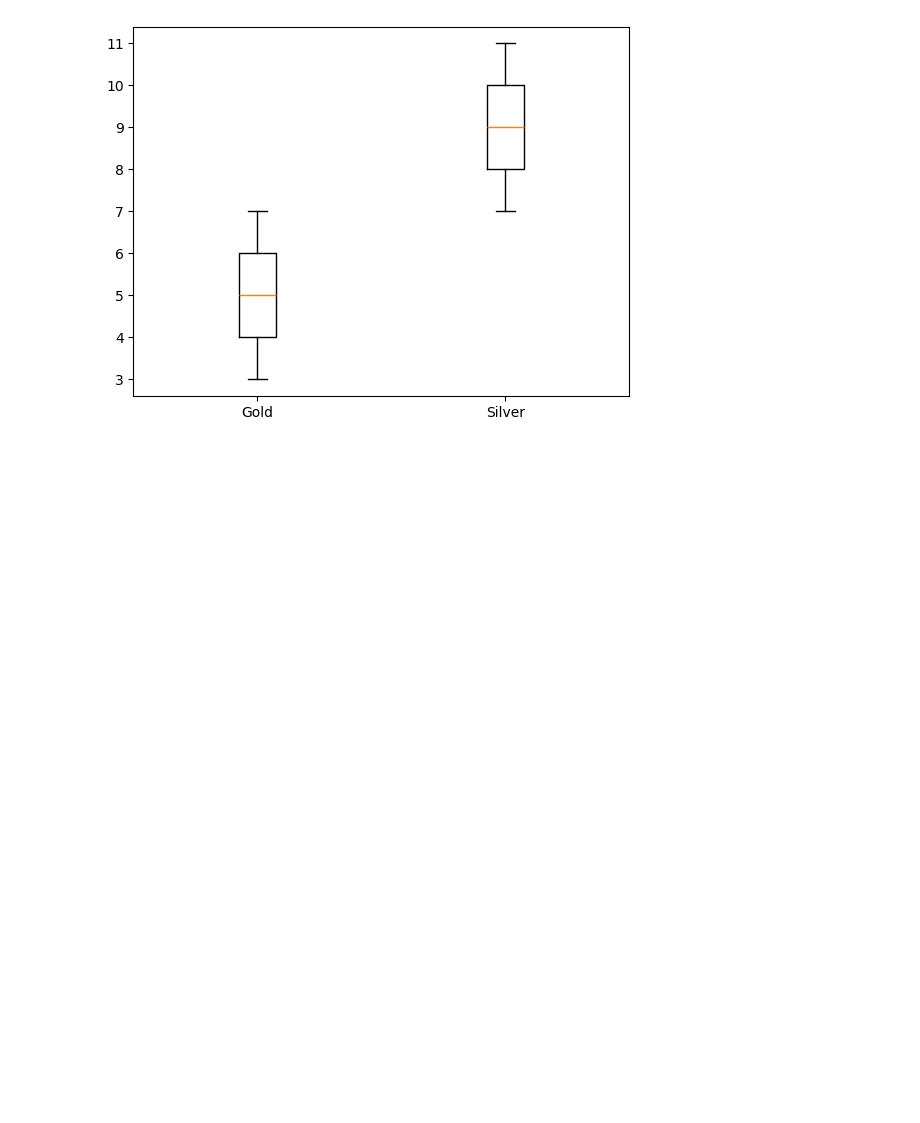
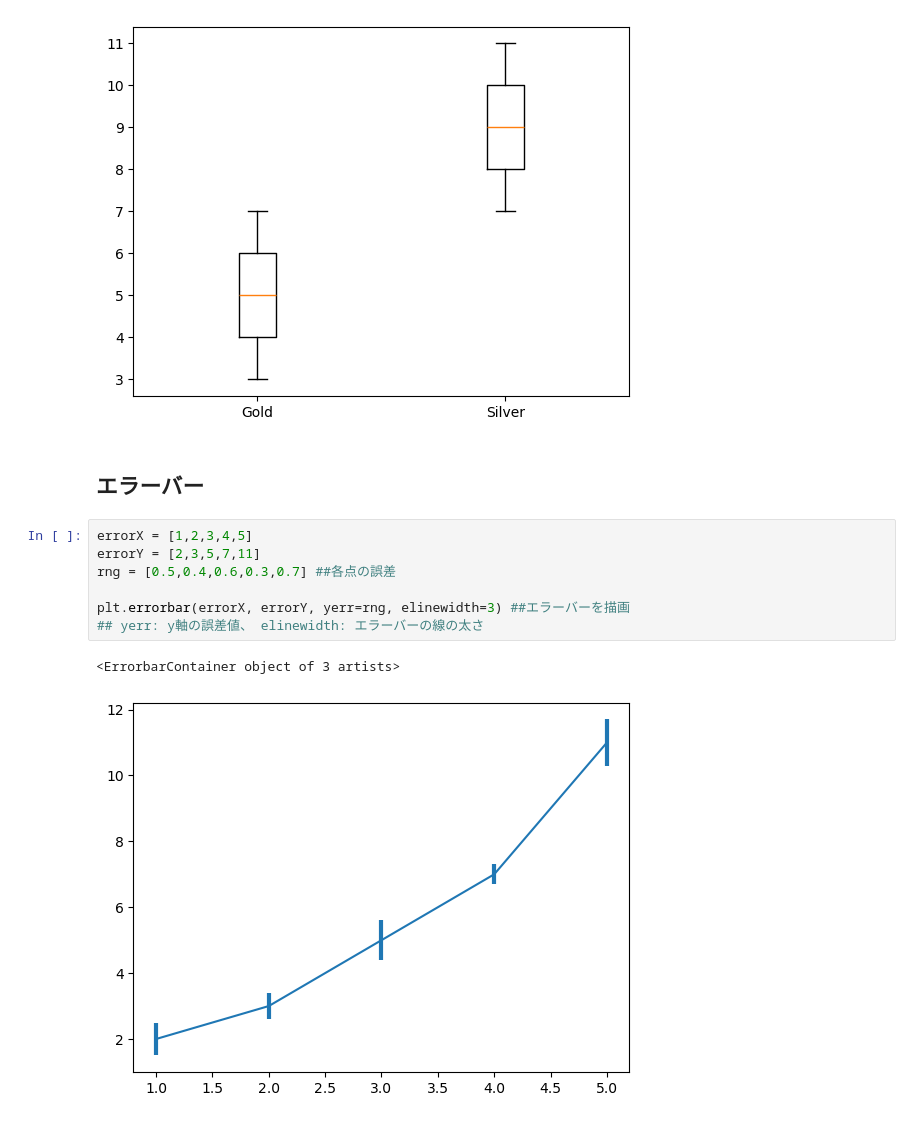
Before and after one commit to Yuji181181/Data_Analysis, a Jupyter notebook: Matplotlib_learning/グラフ.ipynb, the cells around one changed output. Saved outputs shown, nothing was run; the diff lists cells and outputs as text; blank space fills up the shorter version.

```diff
--- a/Matplotlib_learning/グラフ.ipynb
+++ b/Matplotlib_learning/グラフ.ipynb
@@ -108,3 +120,15 @@ plt.boxplot(boxdata,labels=["Gold","Silver"]) ##labels=ラベルの名前
   <matplotlib.lines.Line2D at 0x...>],
  'means': []}
 [figure]
+# %% [markdown]
+## エラーバー
+# %%
+errorX = [1,2,3,4,5]
+errorY = [2,3,5,7,11]
+rng = [0.5,0.4,0.6,0.3,0.7] ##各点の誤差
+
+plt.errorbar(errorX, errorY, yerr=rng, elinewidth=3) ##エラーバーを描画
+## yerr: y軸の誤差値、 elinewidth: エラーバーの線の太さ
+# %% [output]
+<ErrorbarContainer object of 3 artists>
+[figure, added]
```
Also changed, not shown: parts of 2 cells of this notebook.
